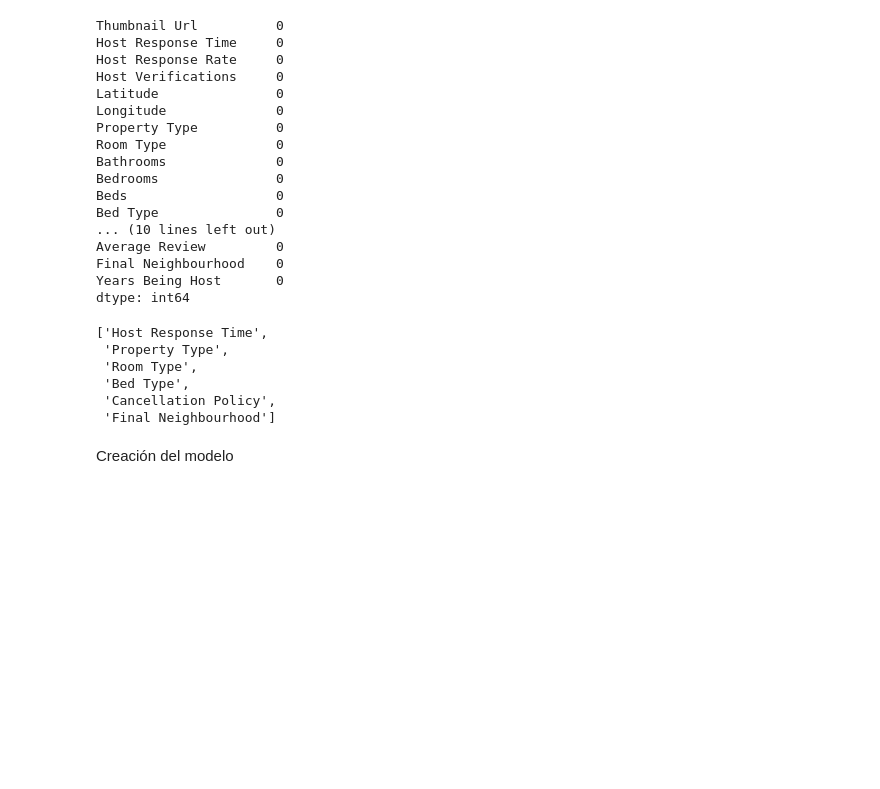
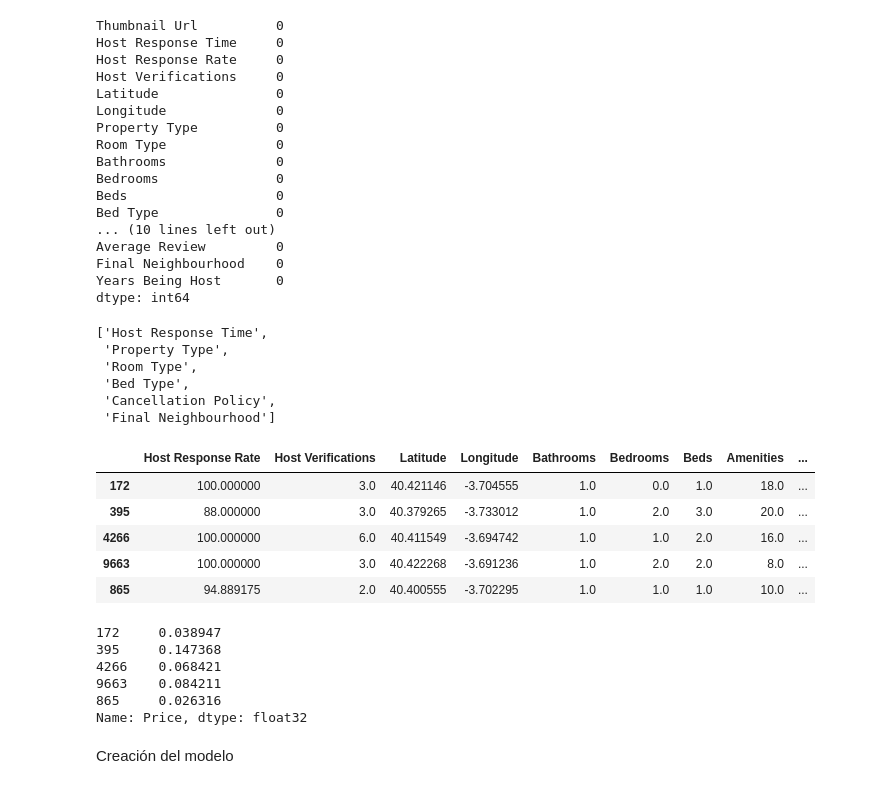
Before and after one commit to n1rocket/deep_learning_armandobueno, a Jupyter notebook: Práctica/armando_bueno_practica.ipynb, the cells around one changed output. Cells and saved outputs as stored; diff of their text form; code cells hidden in the pictures; blank space fills up the shorter version.

```diff
--- a/Práctica/armando_bueno_practica.ipynb
+++ b/Práctica/armando_bueno_practica.ipynb
@@ -604,6 +603,24 @@ X_train, X_val, y_train, y_val = train_test_split(X_train, y_train, test_size=0.
 # Normalizamos los datos en el rango de 0-1 para que computacionalmente sea más eficiente el proceso #(X)
 # Usamos el precio máximo de las etiquetas
 y_train, y_val, y_test = y_train / max_price, y_val / max_price, y_test / max_price
+# %%
+X_train.head()
+# %% [output]
+|  | Host Response Rate | Host Verifications | Latitude | Longitude | Bathrooms | Bedrooms | Beds | Amenities | ... |
+| 172 | 100.000000 | 3.0 | 40.421146 | -3.704555 | 1.0 | 0.0 | 1.0 | 18.0 | ... |
+| 395 | 88.000000 | 3.0 | 40.379265 | -3.733012 | 1.0 | 2.0 | 3.0 | 20.0 | ... |
+| 4266 | 100.000000 | 6.0 | 40.411549 | -3.694742 | 1.0 | 1.0 | 2.0 | 16.0 | ... |
+| 9663 | 100.000000 | 3.0 | 40.422268 | -3.691236 | 1.0 | 2.0 | 2.0 | 8.0 | ... |
+| 865 | 94.889175 | 2.0 | 40.400555 | -3.702295 | 1.0 | 1.0 | 1.0 | 10.0 | ... |
+# %%
+y_train.head()
+# %% [output]
+172     0.038947
+395     0.147368
+4266    0.068421
+9663    0.084211
+865     0.026316
+Name: Price, dtype: float32
 # %% [markdown]
 Creación del modelo
 # %%
```
Also changed, not shown: parts of 3 cells of this notebook.
